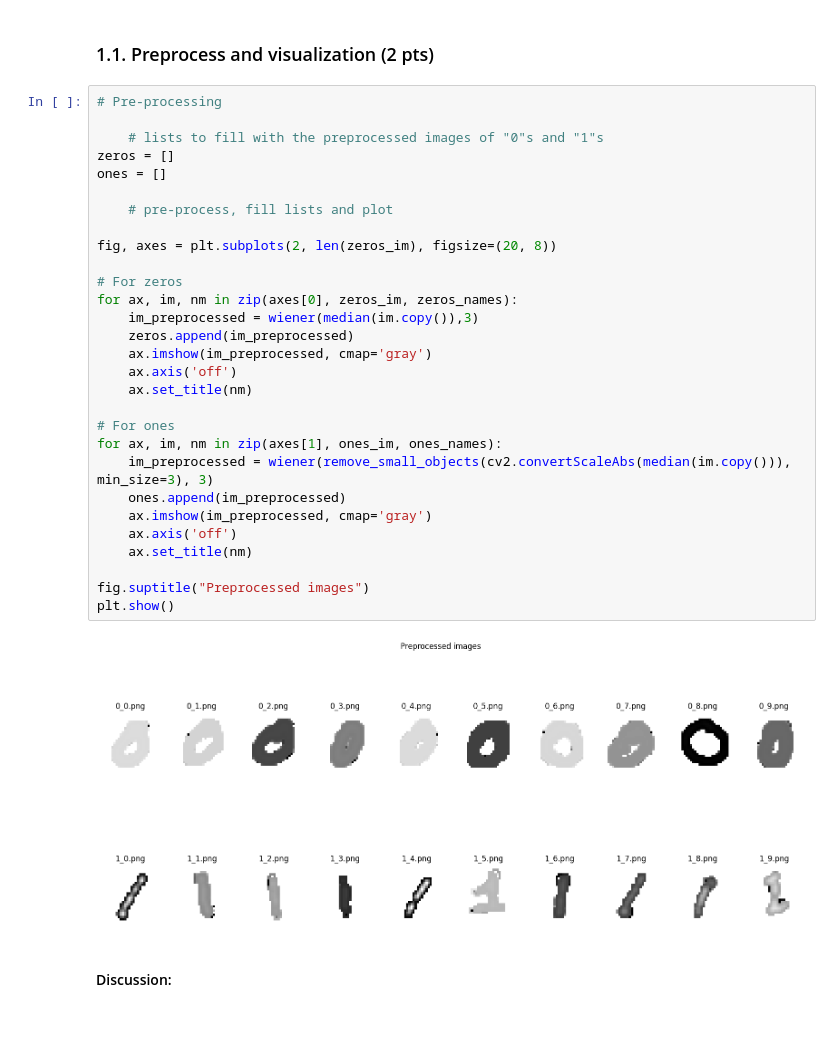
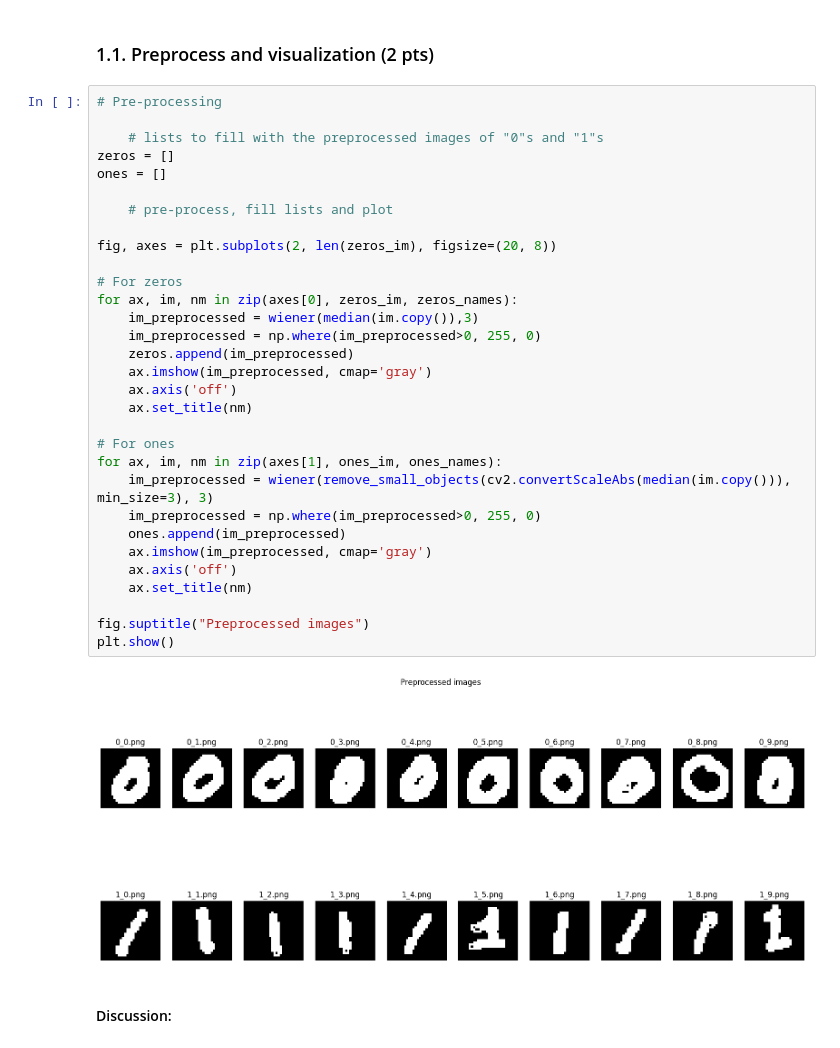
Before and after one commit to sirogosig/EE-451_code, a Jupyter notebook: labs/lab_02_object_description.ipynb, the cells around one changed output. Saved outputs shown, nothing was run; the diff lists cells and outputs as text.

```diff
--- a/labs/lab_02_object_description.ipynb
+++ b/labs/lab_02_object_description.ipynb
@@ -145,34 +145,36 @@ In this part you will use images of "0"s and "1"s.
 # %%
 # Pre-processing
 
     # lists to fill with the preprocessed images of "0"s and "1"s
 zeros = []
 ones = []
 
     # pre-process, fill lists and plot
 
 fig, axes = plt.subplots(2, len(zeros_im), figsize=(20, 8))
 
 # For zeros
 for ax, im, nm in zip(axes[0], zeros_im, zeros_names):
     im_preprocessed = wiener(median(im.copy()),3)
+    im_preprocessed = np.where(im_preprocessed>0, 255, 0)
     zeros.append(im_preprocessed)
     ax.imshow(im_preprocessed, cmap='gray')
     ax.axis('off')
     ax.set_title(nm)
 
 # For ones
 for ax, im, nm in zip(axes[1], ones_im, ones_names):
     im_preprocessed = wiener(remove_small_objects(cv2.convertScaleAbs(median(im.copy())), min_size=3), 3)
+    im_preprocessed = np.where(im_preprocessed>0, 255, 0)
     ones.append(im_preprocessed)
     ax.imshow(im_preprocessed, cmap='gray')
     ax.axis('off')
     ax.set_title(nm)
 
 fig.suptitle("Preprocessed images")
 plt.show()
 # %% [output]
-[figure, old version]
+[figure, new version]
 # %% [markdown]
 #### Discussion:
 # %% [markdown]
```
Also changed, not shown: parts of 37 cells of this notebook.
